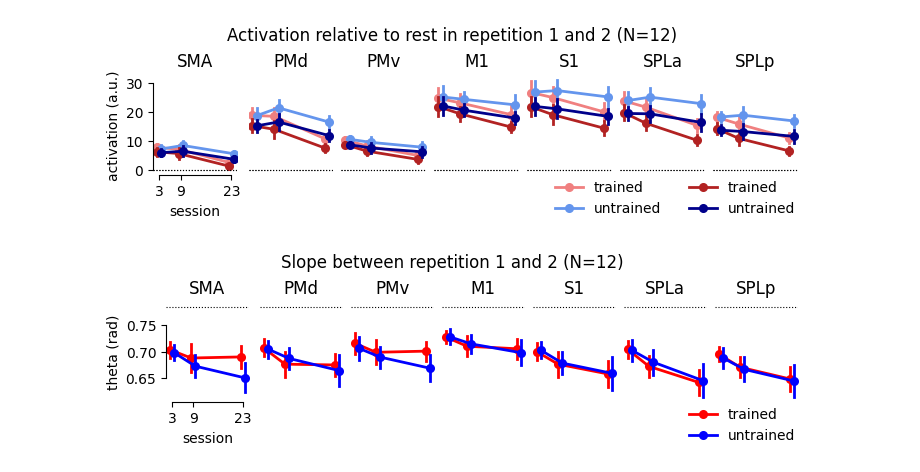
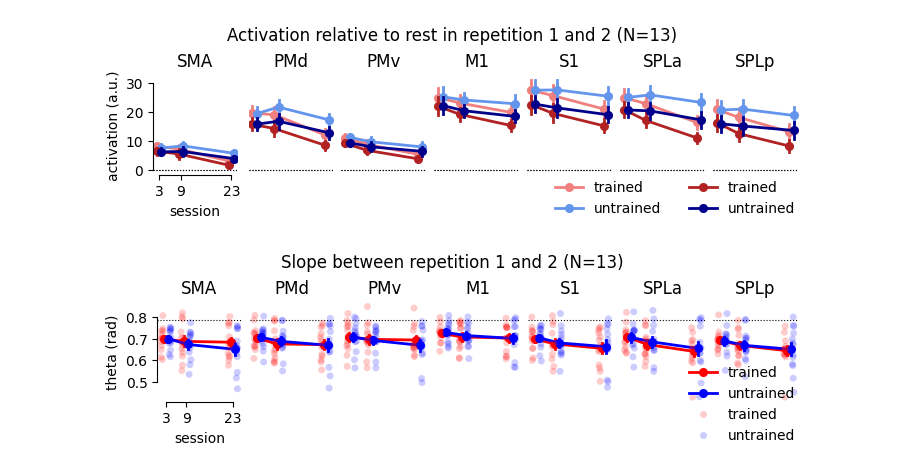
Before and after one commit to mnlmrc/extension-flexion-chords, a Jupyter notebook: notebooks/repetition_suppression.ipynb, the cells around one changed output. Drawn from its saved outputs; the diff is of its cells as text; code cells hidden in the pictures.

```diff
--- a/notebooks/repetition_suppression.ipynb
+++ b/notebooks/repetition_suppression.ipynb
@@ -27,7 +23,7 @@ df_chord = df.groupby(['chord', 'session', 'sn', 'regionname', 'Hem', 'rep']).me
 # %%
 fig, axs = plt.subplots(1, len(rois), sharey=True, sharex=True, figsize=(7, 2), constrained_layout=True)
-plot_im_sess(fig, axs, df_chord[(df_chord.Hem==H) & (df_chord.rep==1)], rois=rois, roi_col='regionname', y=stat, hue='chord', hue_order=['trained', 'untrained'], palette=['lightcoral', 'cornflowerblue'], add_zero=True)
-plot_im_sess(fig, axs, df_chord[(df_chord.Hem==H) & (df_chord.rep==2)], rois=rois, roi_col='regionname', y=stat, hue='chord', hue_order=['trained', 'untrained'], palette=['firebrick', 'darkblue'], add_zero=True)
+plot_im_sess(fig, axs, df_chord[(df_chord.Hem==H) & (df_chord.repetition==1)], rois=rois, roi_col='regionname', y=stat, hue='chord', hue_order=['trained', 'untrained'], palette=['lightcoral', 'cornflowerblue'], add_zero=True)
+plot_im_sess(fig, axs, df_chord[(df_chord.Hem==H) & (df_chord.repetition==2)], rois=rois, roi_col='regionname', y=stat, hue='chord', hue_order=['trained', 'untrained'], palette=['firebrick', 'darkblue'], add_zero=True)
 sb.despine(ax=axs[0], trim=True)
 axs[0].set_ylabel('activation (a.u.)')
 axs[-1].legend([], frameon=False, loc='upper right')
@@ -36,19 +32,21 @@ axs[0].set_xlabel('session')
 fig.suptitle(f'Activation relative to rest in repetition 1 and 2 (N={N})')
 plt.show()
 # %% [output]
-[figure, old version]
+[figure, new version]
 # %%
-rep_suppr = pd.read_csv(os.path.join(gl.baseDir, f'glm{glm}', f'{atlas}.rep_suppr_slope.tsv'), sep='\t')
+rep_suppr = pd.read_csv(os.path.join(gl.baseDir, f'glm{glm}', f'{atlas}.pc1_theta.tsv'), sep='\t')
+rep_suppr = rep_suppr[rep_suppr.Hem==H]
 
 fig, axs = plt.subplots(1, len(rois), sharey=True, sharex=True, figsize=(7, 2), constrained_layout=True)
 
-plot_im_sess(fig, axs, rep_suppr[rep_suppr.Hem==H], rois=rois, roi_col='roi', y='theta', hue='chord', hue_order=['trained', 'untrained'], palette=['red', 'blue'], estimator='mean', add_zero=np.deg2rad(45))
+plot_im_sess(fig, axs, rep_suppr, rois=rois, roi_col='roi', y='theta', hue='chord', hue_order=['trained', 'untrained'], palette=['red', 'blue'], estimator='mean', add_zero=np.deg2rad(45))
+plot_im_sess(fig, axs, rep_suppr, rois=rois, roi_col='roi', y='theta', hue='chord', hue_order=['trained', 'untrained'], palette=['red', 'blue'], kind='strip')
 sb.despine(ax=axs[0], trim=True)
 axs[0].set_ylabel('theta (rad)')
 axs[-1].legend([], frameon=False, loc='upper right')
 fig.legend(frameon=False, loc='lower right',)
 axs[0].set_xlabel('session')
 fig.suptitle(f'Slope between repetition 1 and 2 (N={N})')
 plt.show()
 # %% [output]
-[figure, old version]
+[figure, new version]
```
Also changed, not shown: parts of 9 cells of this notebook, 37 other files.
